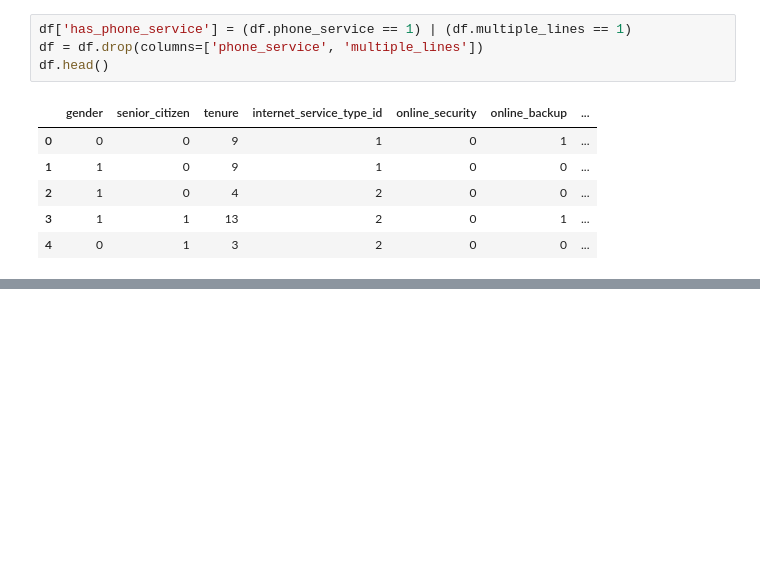
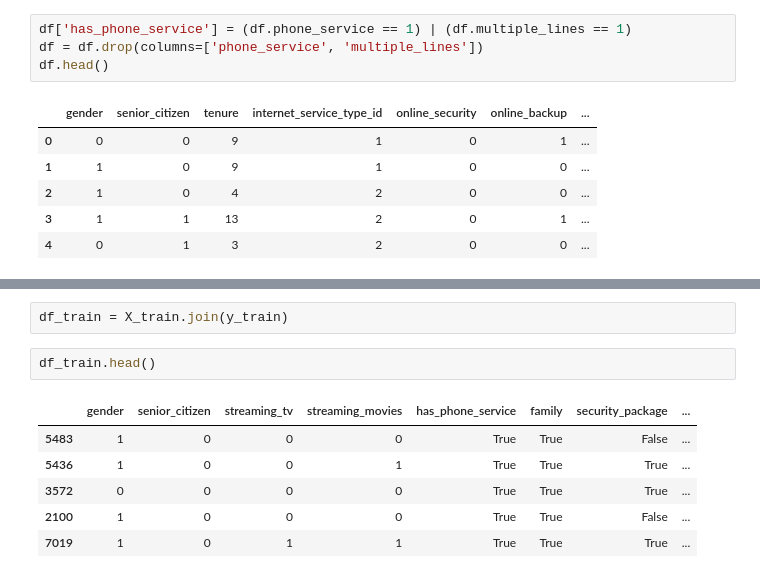
Before and after one commit to Jeff-Hutchins/telco-churn-project, a Jupyter notebook: exploration.ipynb, the cells around one changed output, grey strips where cells are left out. Cells and saved outputs as stored; diff of their text form; blank space fills up the shorter version.

```diff
--- a/exploration.ipynb
+++ b/exploration.ipynb
@@ -126,0 +202,11 @@ sns.barplot(x="internet_service_type_id", y="churn", data=df)
+# %%
+df_train = X_train.join(y_train)
+# %%
+df_train.head()
+# %% [output]
+|  | gender | senior_citizen | streaming_tv | streaming_movies | has_phone_service | family | security_package | ... |
+| 5483 | 1 | 0 | 0 | 0 | True | True | False | ... |
+| 5436 | 1 | 0 | 0 | 1 | True | True | True | ... |
+| 3572 | 0 | 0 | 0 | 0 | True | True | True | ... |
+| 2100 | 1 | 0 | 0 | 0 | True | True | False | ... |
+| 7019 | 1 | 0 | 1 | 1 | True | True | True | ... |
```
Also changed, not shown: parts of 8 cells of this notebook, 6 other files.
